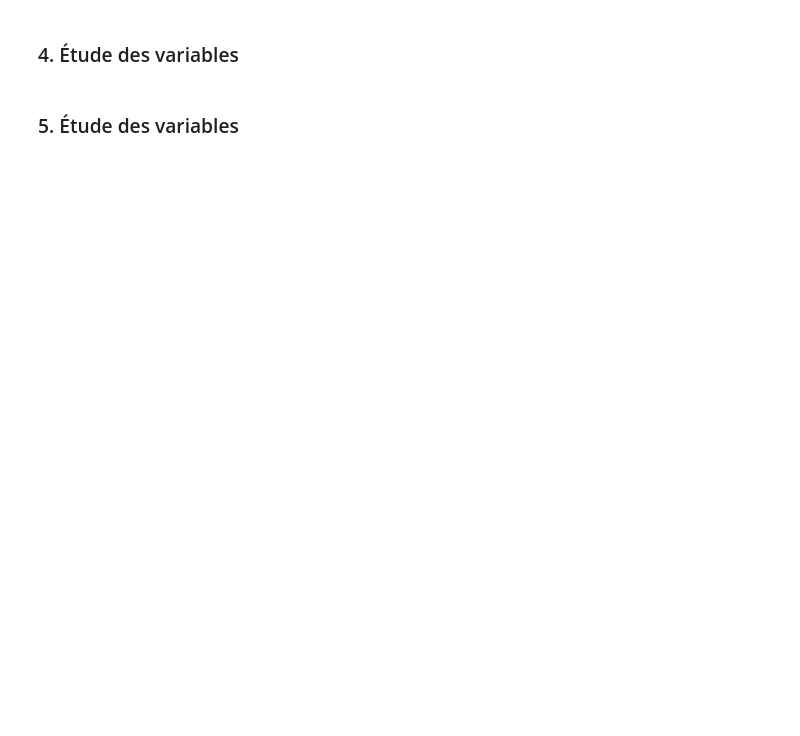
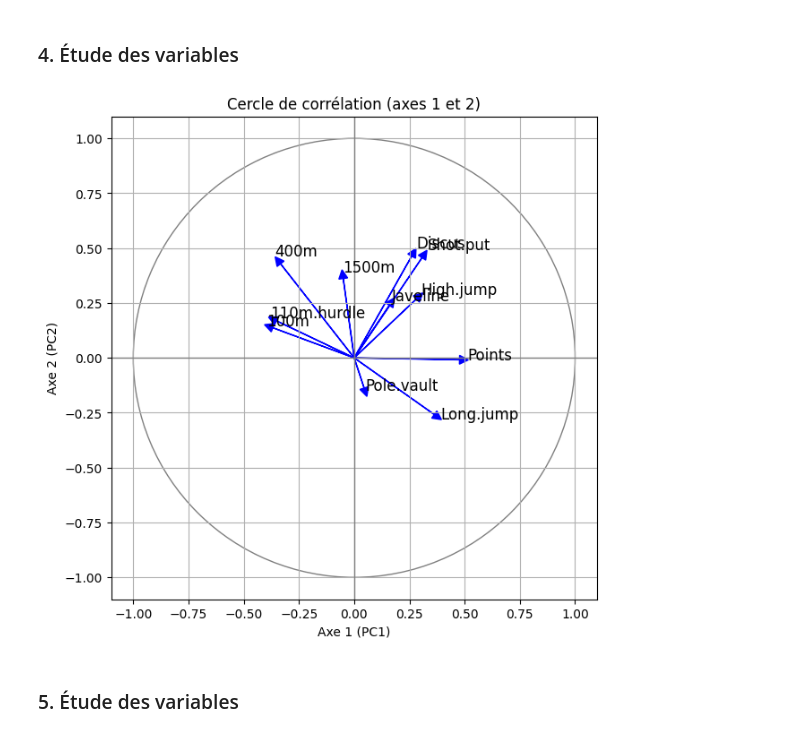
Before and after one commit to NiceSoyce/DS_Lab2, a Jupyter notebook: robert_thibault_lab2.ipynb, the cells around one changed output. Saved outputs shown, nothing was run; the diff lists cells and outputs as text; code cells hidden in the pictures; blank space fills up the shorter version.

```diff
--- a/robert_thibault_lab2.ipynb
+++ b/robert_thibault_lab2.ipynb
@@ -118,4 +127,41 @@ On retient 6 axes principaux car ils expliquent 88.62% de la variance totale, ce
 # %% [markdown]
 ### 4. Étude des variables
+# %%
+# Interprétation de la contribution des variables aux axes principaux
+# Les coefficients des vecteurs propres (ou "loadings") indiquent la contribution de chaque variable à chaque axe principal
+#Ajouter un exemple d'interprétation avec le CP1
+
+# Cercle de corrélation pour les deux premiers axes principaux
+plt.figure(figsize=(7, 7))
+circle = plt.Circle((0, 0), 1, color='gray', fill=False)
+plt.gca().add_artist(circle)
+
+# On utilise les deux premiers vecteurs propres triés (composantes principales)
+for i, var in enumerate(quant_vars):
+    x = eigvecs_sorted[i, 0]
+    y = eigvecs_sorted[i, 1]
+    plt.arrow(0, 0, x, y, head_width=0.04, head_length=0.04, fc='b', ec='b')
+    plt.text(x * 1.08, y * 1.08, var, fontsize=12)
+
+plt.xlabel("Axe 1 (PC1)")
+plt.ylabel("Axe 2 (PC2)")
+plt.title("Cercle de corrélation (axes 1 et 2)")
+plt.xlim(-1.1, 1.1)
+plt.ylim(-1.1, 1.1)
+plt.grid()
+plt.axhline(0, color='grey', lw=1)
+plt.axvline(0, color='grey', lw=1)
+plt.show()
+
+# Interprétation :
+# - Les variables proches du cercle et éloignées de l'origine sont bien représentées par les deux premiers axes.
+# - Les variables proches les unes des autres sont corrélées.
+# - Les variables opposées sont anticorrélées.
+# - Les variables proches d'un axe sont bien représentatives de cet axe.
+
+# Pour identifier les groupes de variables corrélées et les variables les plus représentatives de chaque axe,
+# il suffit de regarder les directions similaires (corrélées) ou opposées (anticorrélées) sur le cercle.
+# %% [output]
+[figure, added]
 # %% [markdown]
 ### 5. Étude des variables
```
Also changed, not shown: parts of 8 cells of this notebook.
